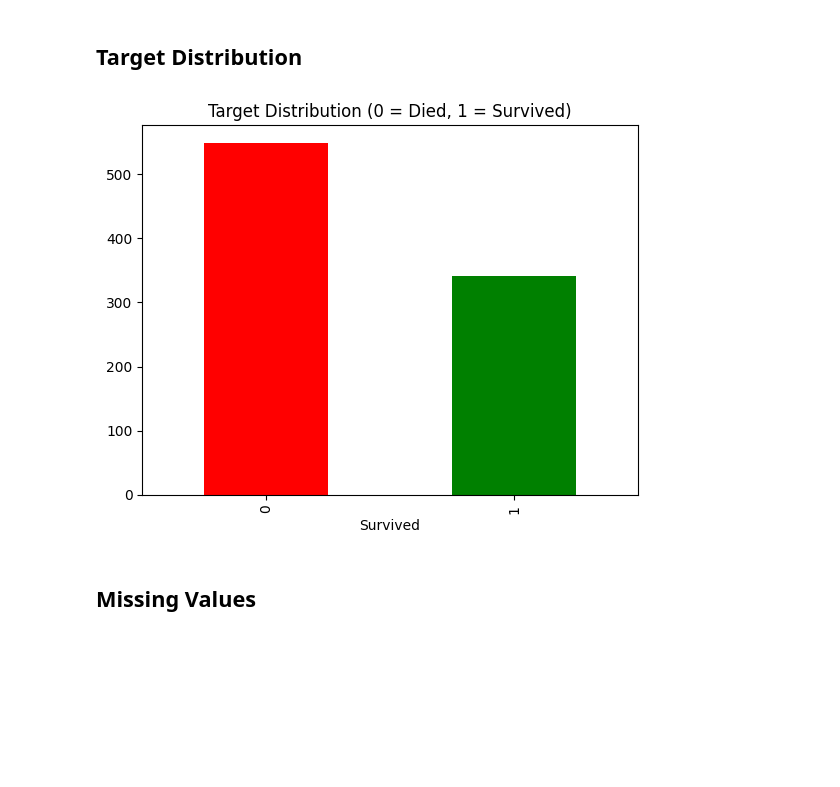
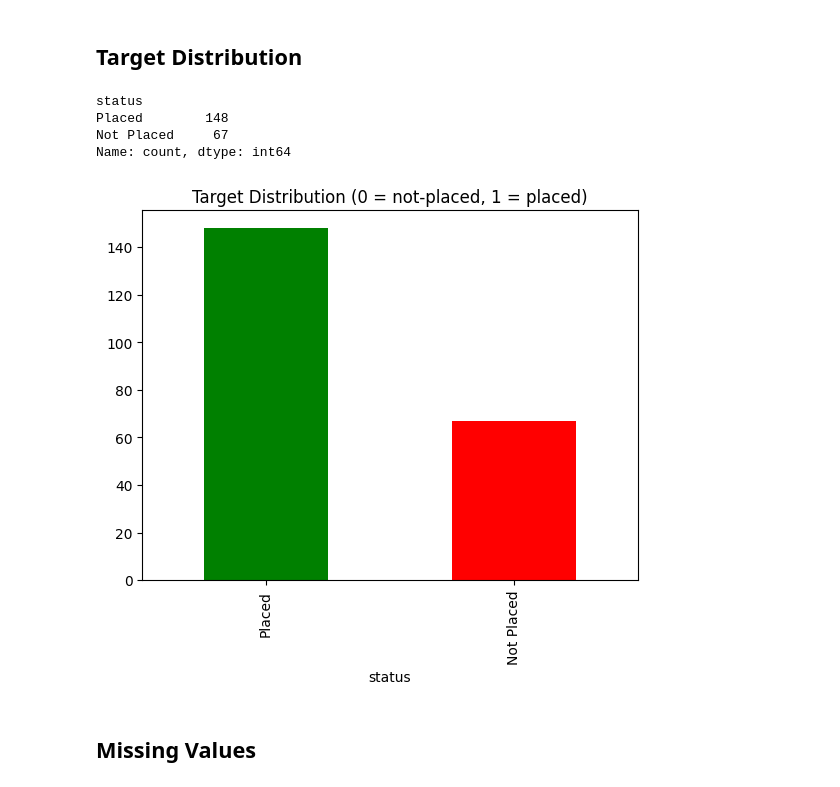
Before and after one commit to ishaans-hestabit/ishaan-sahu-trainee-hestabit, a Jupyter notebook: Week-6/src/notebooks/EDA.ipynb, the cells around one changed output. Saved outputs shown, nothing was run; the diff lists cells and outputs as text; code cells hidden in the pictures; blank space fills up the shorter version.

```diff
--- a/Week-6/src/notebooks/EDA.ipynb
+++ b/Week-6/src/notebooks/EDA.ipynb
@@ -44,12 +44,18 @@ plt.show()
 # %% [markdown]
 ## Target Distribution
 # %%
-df['Survived'].value_counts().plot(kind='bar',color=['red','green'])
+df['status'].value_counts().plot(kind='bar',color=['green','red'])
 
-plt.title('Target Distribution (0 = Died, 1 = Survived)')
+print(df['status'].value_counts())
+
+plt.title('Target Distribution (0 = not-placed, 1 = placed)')
 plt.savefig(os.path.join(output_dir, 'target_distribution.png'))
 # %% [output]
+status
+Placed        148
+Not Placed     67
+Name: count, dtype: int64
-[figure, old version]
+[figure, new version]
 # %% [markdown]
 ## Missing Values
 # %%
```
Also changed, not shown: parts of 3 cells of this notebook, 11 other files.
